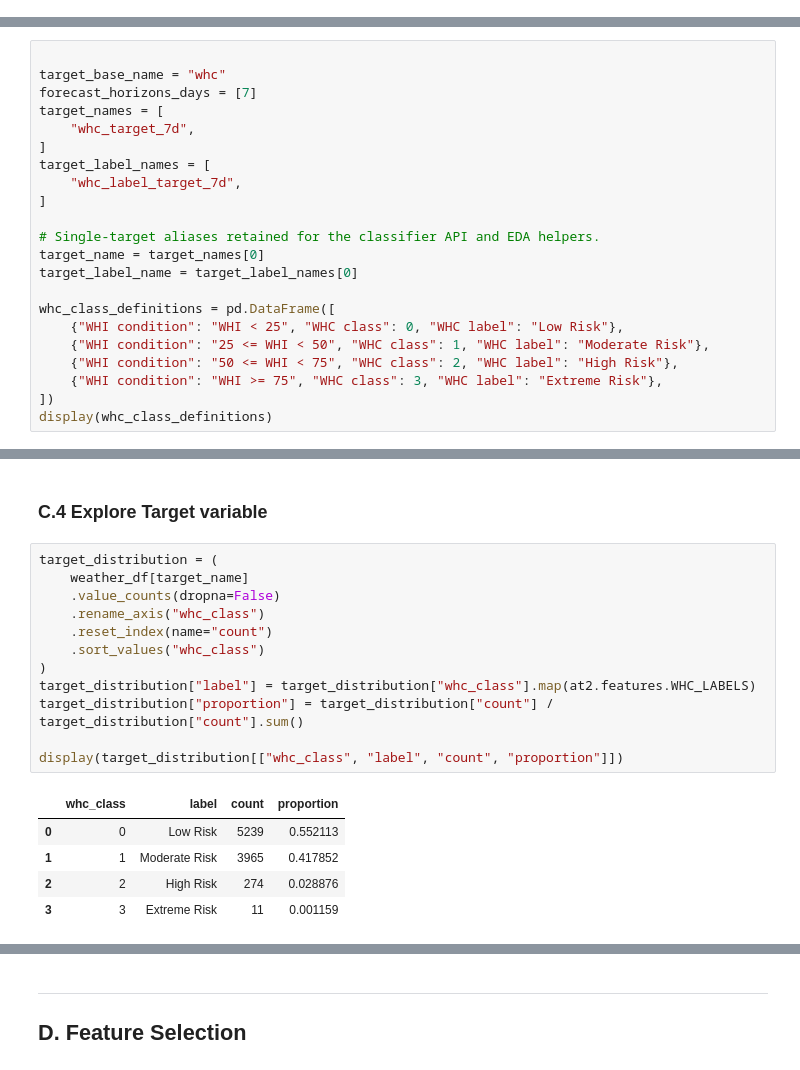
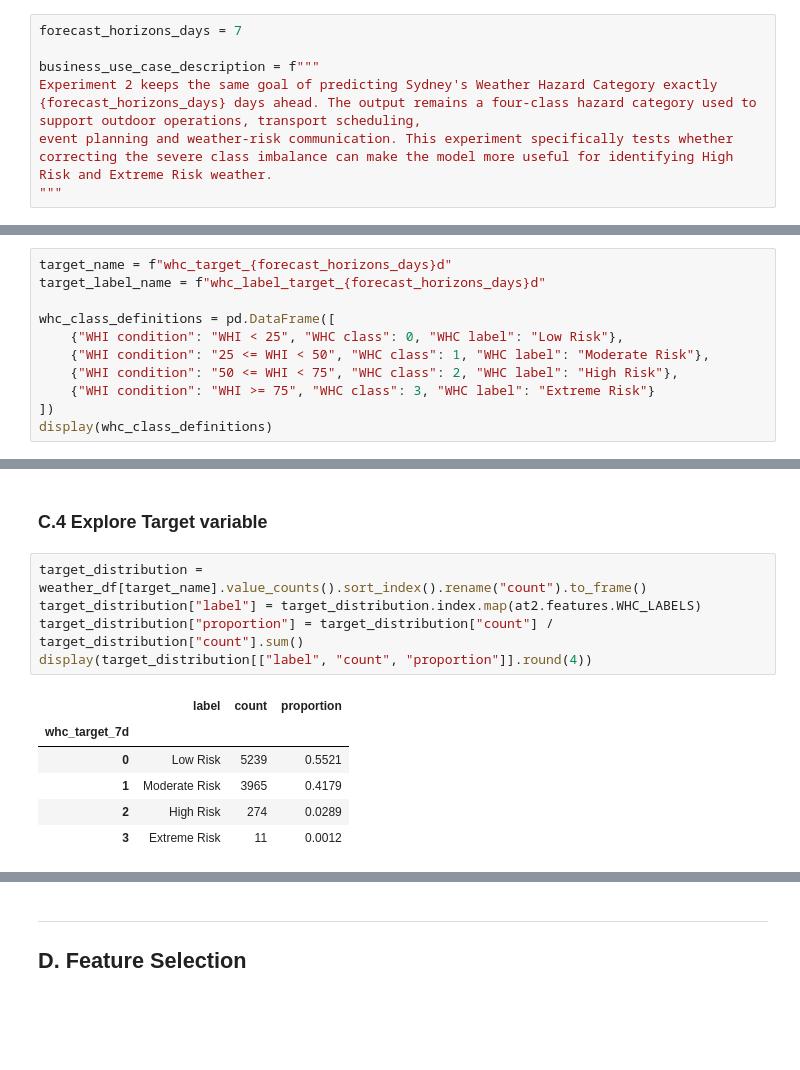
Before and after one commit to RP28/36120-26SP-AT2-26294153-experiments, a Jupyter notebook: notebooks/weather_hazard/36120_26SP_AT2_26294153_experiment_2.ipynb, the cells around one changed output, grey strips where cells are left out. Cells and saved outputs as stored; diff of their text form; blank space fills up the shorter version.

```diff
--- a/notebooks/weather_hazard/36120_26SP_AT2_26294153_experiment_2.ipynb
+++ b/notebooks/weather_hazard/36120_26SP_AT2_26294153_experiment_2.ipynb
@@ -82,3 +61,10 @@ The goal of this project is to predict Sydney's Weather Hazard Category exactly
+# %%
+forecast_horizons_days = 7
+
+business_use_case_description = f"""
+Experiment 2 keeps the same goal of predicting Sydney's Weather Hazard Category exactly {forecast_horizons_days} days ahead. The output remains a four-class hazard category used to support outdoor operations, transport scheduling,
+event planning and weather-risk communication. This experiment specifically tests whether correcting the severe class imbalance can make the model more useful for identifying High Risk and Extreme Risk weather.
+"""
 # %%
 # Do not modify this code
 print_tile(size="h3", key='business_use_case_description', value=business_use_case_description)
@@ -216,25 +146,14 @@ Chronologically ordered: True
 # %% [markdown]
 ### C.2 Define Target variable
 # %%
-
-target_base_name = "whc"
-forecast_horizons_days = [7]
-target_names = [
-    "whc_target_7d",
-]
-target_label_names = [
-    "whc_label_target_7d",
-]
-
-# Single-target aliases retained for the classifier API and EDA helpers.
-target_name = target_names[0]
-target_label_name = target_label_names[0]
+target_name = f"whc_target_{forecast_horizons_days}d"
+target_label_name = f"whc_label_target_{forecast_horizons_days}d"
 
 whc_class_definitions = pd.DataFrame([
     {"WHI condition": "WHI < 25", "WHC class": 0, "WHC label": "Low Risk"},
     {"WHI condition": "25 <= WHI < 50", "WHC class": 1, "WHC label": "Moderate Risk"},
     {"WHI condition": "50 <= WHI < 75", "WHC class": 2, "WHC label": "High Risk"},
-    {"WHI condition": "WHI >= 75", "WHC class": 3, "WHC label": "Extreme Risk"},
+    {"WHI condition": "WHI >= 75", "WHC class": 3, "WHC label": "Extreme Risk"}
 ])
 display(whc_class_definitions)
 # %% [output]
@@ -337,20 +189,14 @@ Target column: whc_target_7d
 # %% [markdown]
 ### C.4 Explore Target variable
 # %%
-target_distribution = (
-    weather_df[target_name]
-    .value_counts(dropna=False)
-    .rename_axis("whc_class")
-    .reset_index(name="count")
-    .sort_values("whc_class")
-)
-target_distribution["label"] = target_distribution["whc_class"].map(at2.features.WHC_LABELS)
+target_distribution = weather_df[target_name].value_counts().sort_index().rename("count").to_frame()
+target_distribution["label"] = target_distribution.index.map(at2.features.WHC_LABELS)
 target_distribution["proportion"] = target_distribution["count"] / target_distribution["count"].sum()
-
-display(target_distribution[["whc_class", "label", "count", "proportion"]])
+display(target_distribution[["label", "count", "proportion"]].round(4))
 # %% [output]
-|  | whc_class | label | count | proportion |
-| 0 | 0 | Low Risk | 5239 | 0.552113 |
-| 1 | 1 | Moderate Risk | 3965 | 0.417852 |
-| 2 | 2 | High Risk | 274 | 0.028876 |
-| 3 | 3 | Extreme Risk | 11 | 0.001159 |
+|  | label | count | proportion |
+| whc_target_7d |  |  |  |
+| 0 | Low Risk | 5239 | 0.5521 |
+| 1 | Moderate Risk | 3965 | 0.4179 |
+| 2 | High Risk | 274 | 0.0289 |
+| 3 | Extreme Risk | 11 | 0.0012 |
```
Also changed, not shown: parts of 158 cells of this notebook, 4 other files.
